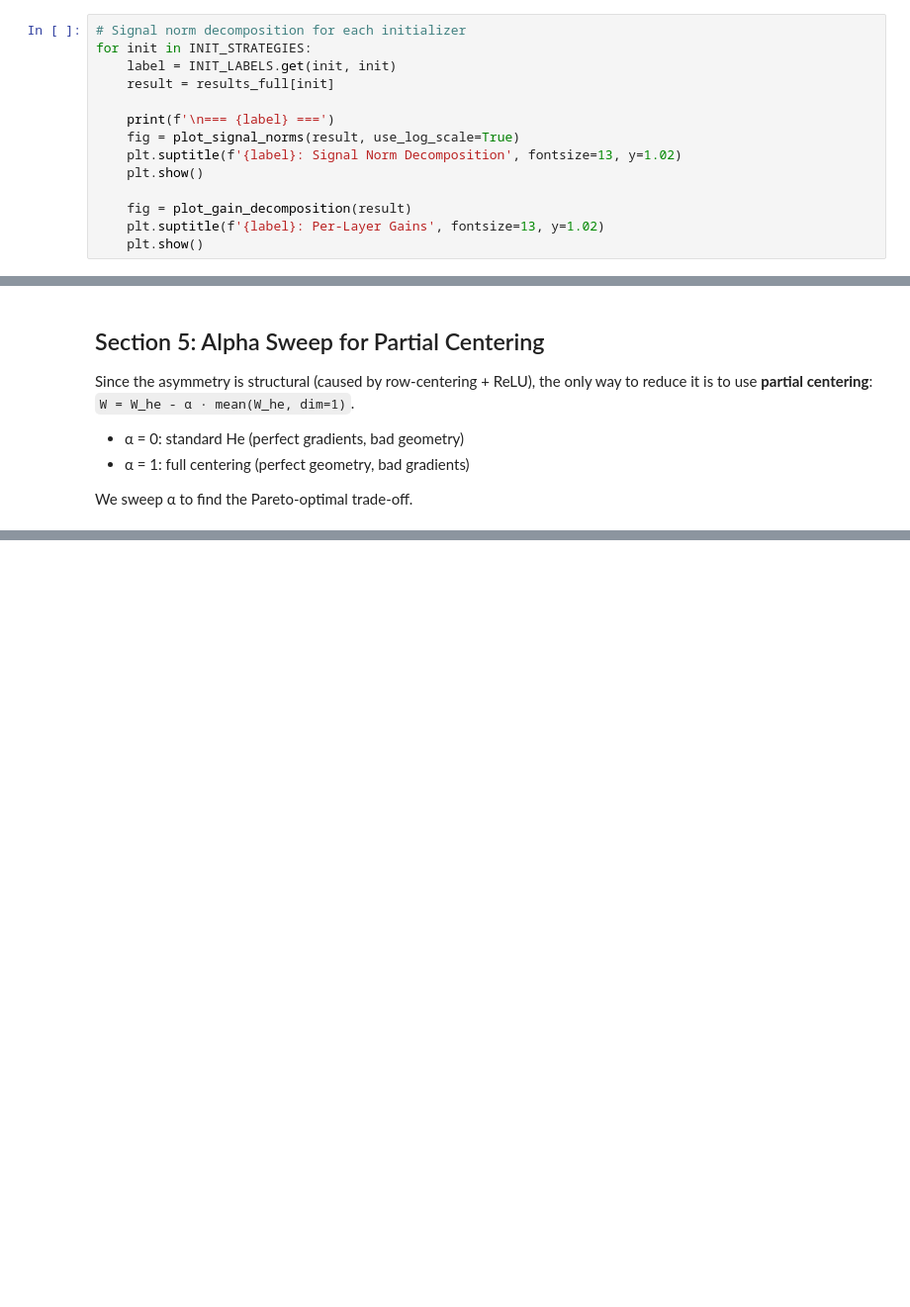
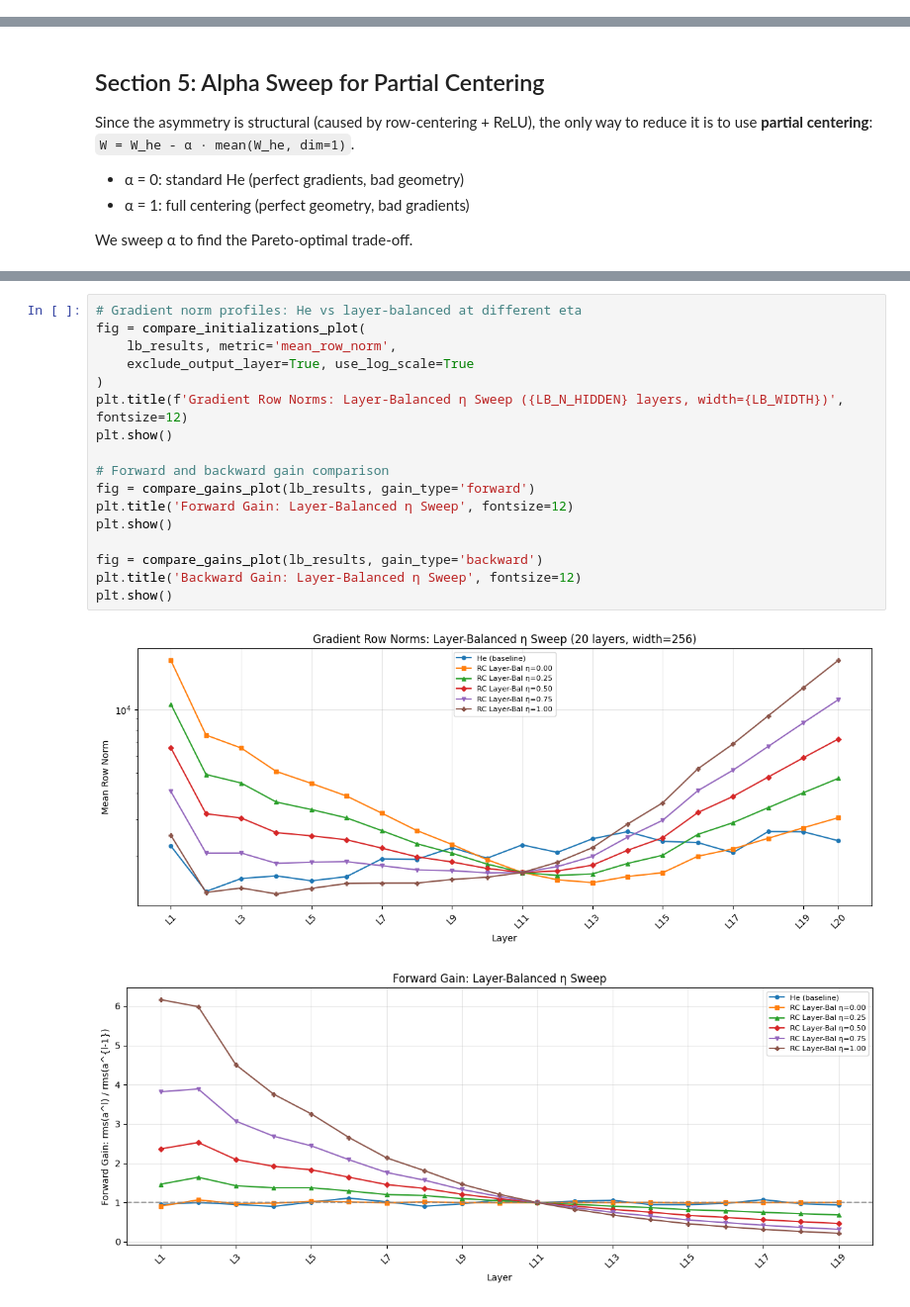
Before and after one commit to ItayOfer/deep-init-random-projections, a Jupyter notebook: notebooks/06_gradient_diagnostics.ipynb, the cells around one changed output, grey strips where cells are left out. Shown at 99% size. Drawn from its saved outputs; the diff is of its cells as text; blank space fills up the shorter version.

```diff
--- a/notebooks/06_gradient_diagnostics.ipynb
+++ b/notebooks/06_gradient_diagnostics.ipynb
@@ -160,17 +177,3 @@ Since ∂C/∂W^l = δ^l · (a^{l-1})^T (BP4), the gradient norm is proportional
 - **Forward signal**: rms(a^l) — does it grow, shrink, or stay constant with depth?
 - **Backward signal**: rms(δ^l) — does the error signal explode or vanish?
 - **Centering ratio**: Var(a)/E[a²] — the "smoking gun" for the forward-backward asymmetry
-# %%
-# Signal norm decomposition for each initializer
-for init in INIT_STRATEGIES:
-    label = INIT_LABELS.get(init, init)
-    result = results_full[init]
-
-    print(f'\n=== {label} ===')
-    fig = plot_signal_norms(result, use_log_scale=True)
-    plt.suptitle(f'{label}: Signal Norm Decomposition', fontsize=13, y=1.02)
-    plt.show()
-
-    fig = plot_gain_decomposition(result)
-    plt.suptitle(f'{label}: Per-Layer Gains', fontsize=13, y=1.02)
-    plt.show()
@@ -429,0 +616,20 @@ print('Gradient spread close to 1x = uniform gradients across layers.')
+# %%
+# Gradient norm profiles: He vs layer-balanced at different eta
+fig = compare_initializations_plot(
+    lb_results, metric='mean_row_norm',
+    exclude_output_layer=True, use_log_scale=True
+)
+plt.title(f'Gradient Row Norms: Layer-Balanced η Sweep ({LB_N_HIDDEN} layers, width={LB_WIDTH})', fontsize=12)
+plt.show()
+
+# Forward and backward gain comparison
+fig = compare_gains_plot(lb_results, gain_type='forward')
+plt.title('Forward Gain: Layer-Balanced η Sweep', fontsize=12)
+plt.show()
+
+fig = compare_gains_plot(lb_results, gain_type='backward')
+plt.title('Backward Gain: Layer-Balanced η Sweep', fontsize=12)
+plt.show()
+# %% [output]
+[figure, added]
+[figure, added]
```
Also changed, not shown: parts of 21 cells of this notebook, 10 other files.
